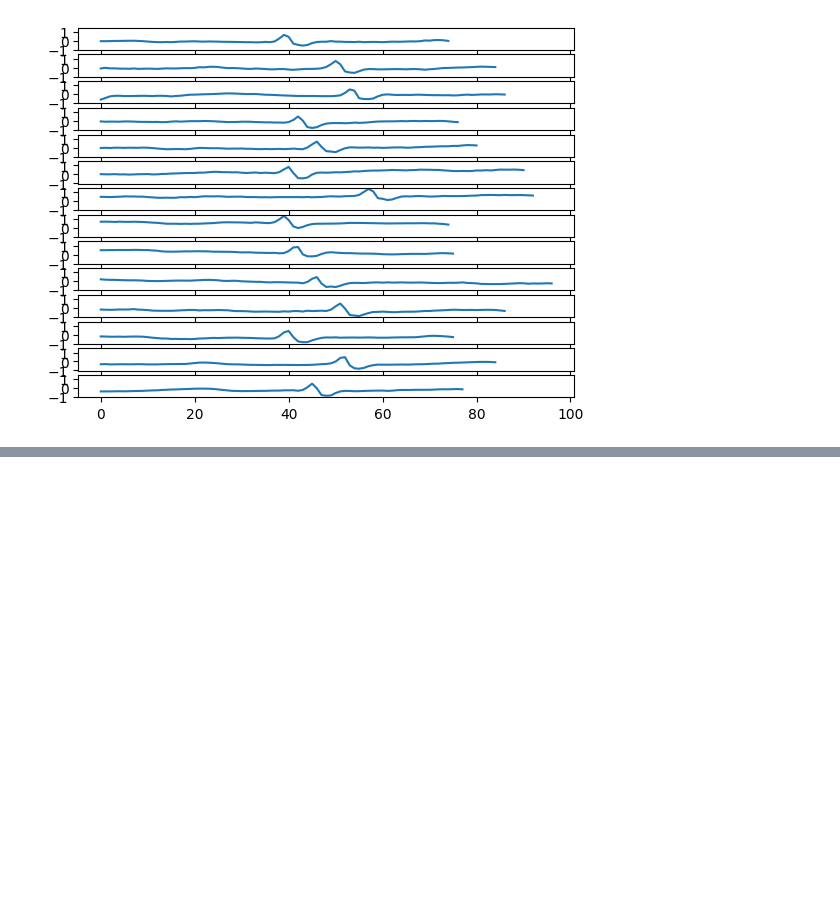
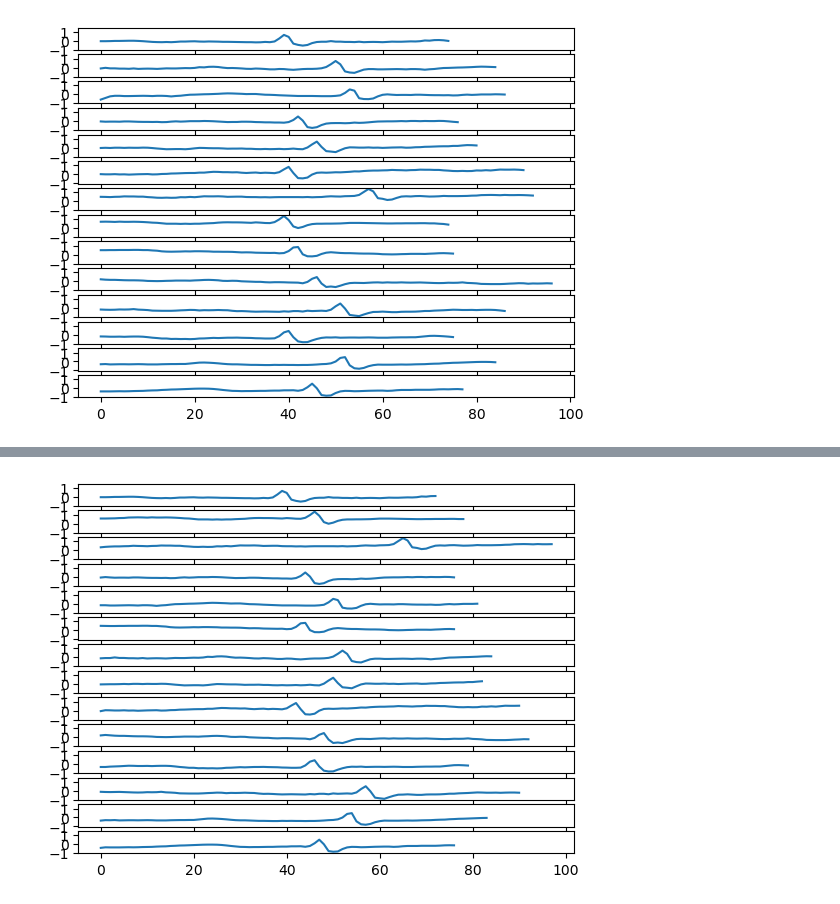
Before and after one commit to ML-KULeuven/locomotif, a Jupyter notebook: example/ecg_wanderling_baseline.ipynb, the cells around one changed output, grey strips where cells are left out. Saved outputs shown, nothing was run; the diff lists cells and outputs as text; code cells hidden in the pictures; blank space fills up the shorter version.

```diff
--- a/example/ecg_wanderling_baseline.ipynb
+++ b/example/ecg_wanderling_baseline.ipynb
@@ -62,0 +83,6 @@ for pi, (bi, ei) in enumerate(motif_sets[0]):
+# %%
+fig, axs = plt.subplots(nrows=len(motif_sets[0]), ncols=1, sharex=True, sharey=True)
+for pi, (bi, ei) in enumerate(motif_sets[0]):
+    axs[pi].plot(series[bi:ei])
+# %% [output]
+[figure, added]
```
Also changed, not shown: parts of 9 cells of this notebook.
